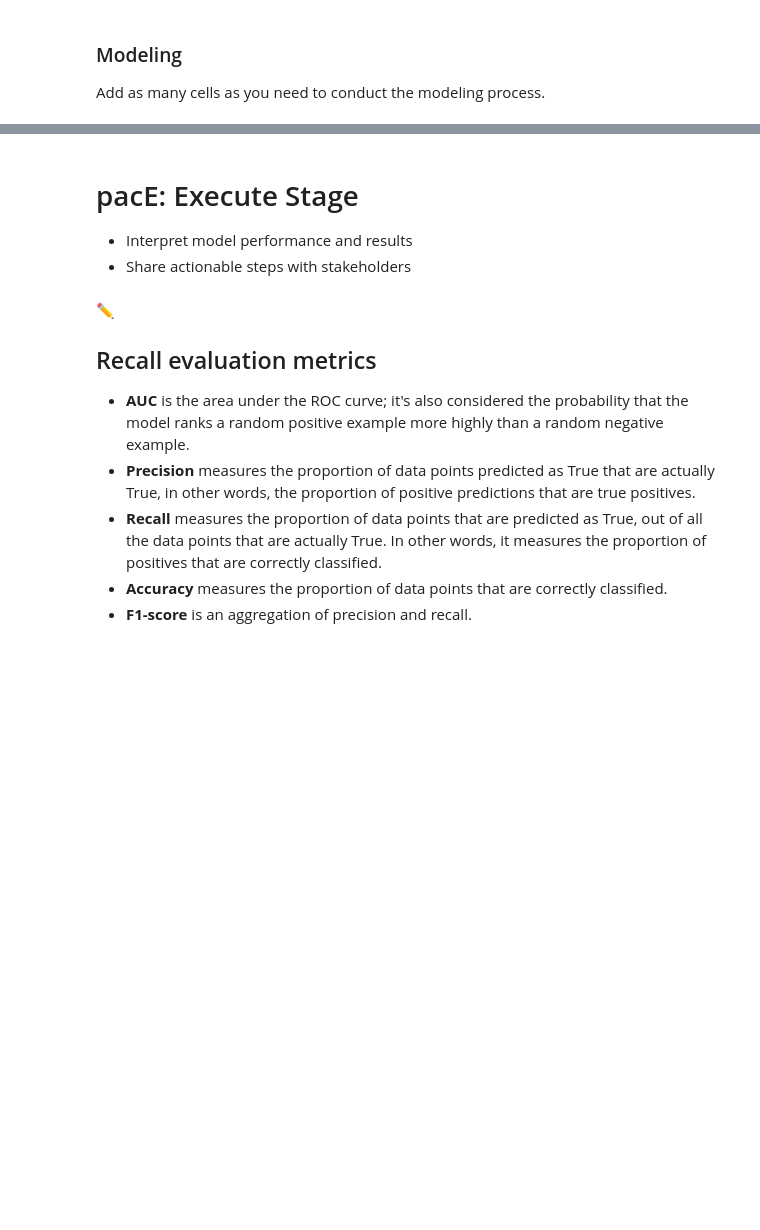
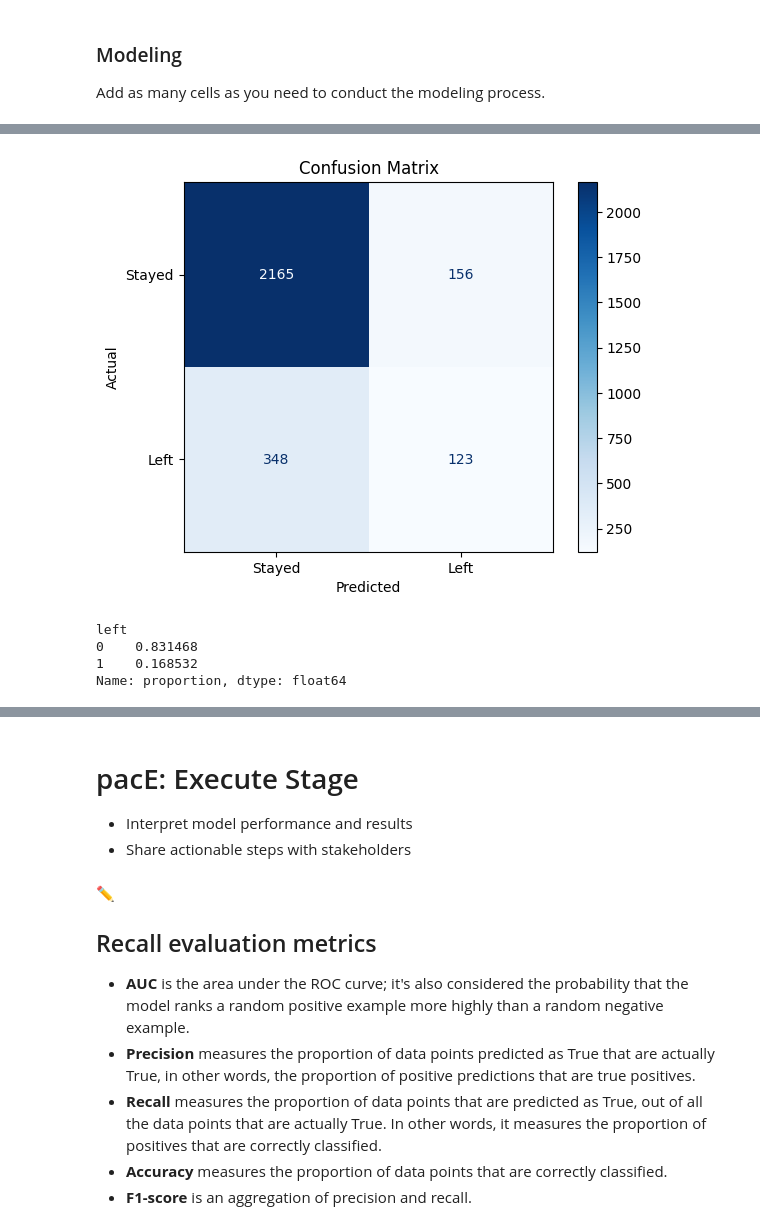
Before and after one commit to kairjiang/Google_ADA_Capstone_HR_Analytics, a Jupyter notebook: Salifort Motors project lab.ipynb, the cells around one changed output, grey strips where cells are left out. Saved outputs shown, nothing was run; the diff lists cells and outputs as text; code cells hidden in the pictures; blank space fills up the shorter version.

Commit message:
Add initial logistic regression and tree-based models

```diff
--- a/Salifort Motors project lab.ipynb
+++ b/Salifort Motors project lab.ipynb
@@ -587,0 +619,4 @@ Add as many cells as you need to conduct the modeling process.
+# %%
+df_lr = df_encoded[(df_encoded['tenure'] >= lower_limit) & (df_encoded['tenure'] <= upper_limit)].reset_index(drop=True)
+
+df_lr.head()
@@ -587,0 +630,33 @@ Add as many cells as you need to conduct the modeling process.
+# %%
+y = df_lr['left']
+X = df_lr.copy()
+X = X.drop('left', axis=1)
+
+X_train, X_test, y_train, y_test = train_test_split(X, y, test_size=0.25, stratify=y, random_state=42)
+# %%
+log_clf = LogisticRegression(random_state=42, max_iter=1000).fit(X_train, y_train)
+# %%
+y_pred = log_clf.predict(X_test)
+# %%
+log_cm = confusion_matrix(y_test, y_pred, labels=log_clf.classes_)
+
+log_disp = ConfusionMatrixDisplay(confusion_matrix=log_cm,
+                                  display_labels=['Stayed', 'Left'])
+
+log_disp.plot(cmap='Blues',
+              values_format='')
+
+plt.ylabel('Actual')
+plt.xlabel('Predicted')
+plt.title('Confusion Matrix')
+
+plt.show()
+# %% [output]
+[figure, added]
+# %%
+df_lr['left'].value_counts(normalize=True)
+# %% [output]
+left
+0    0.831468
+1    0.168532
+Name: proportion, dtype: float64
```
Also changed, not shown: parts of 33 cells of this notebook.
